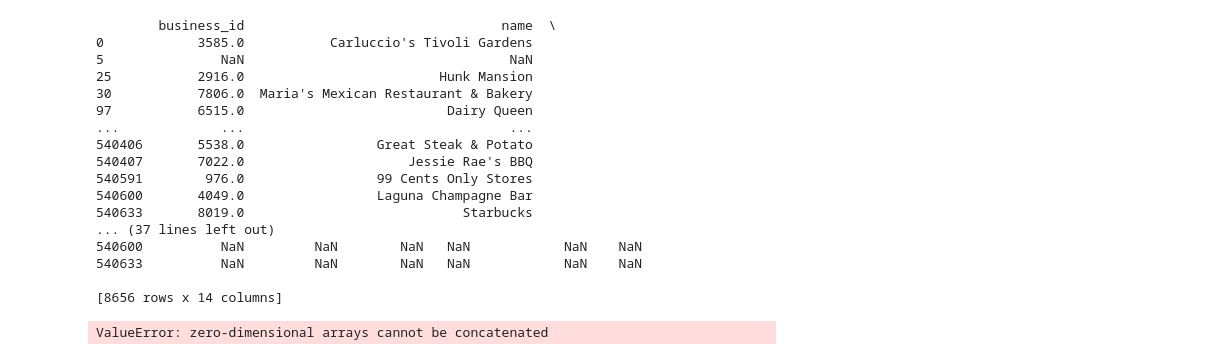
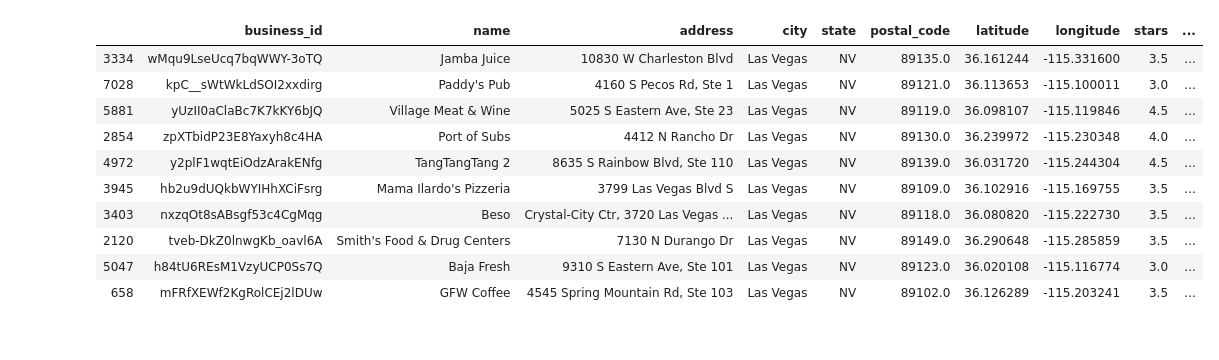
Before and after one commit to wonchankim97/Yelp-Recommender, a Jupyter notebook: modules.ipynb, the cells around one changed output. Drawn from its saved outputs; the diff is of its cells as text; code cells hidden in the pictures.

```diff
--- a/modules.ipynb
+++ b/modules.ipynb
@@ -21,13 +23,16 @@ class ReviewData():
     def __init__(self):
         self.review_df = pd.DataFrame()
         self.restaurant_df = pd.DataFrame()
+        self.restaurant_whole_df = pd.DataFrame()
         self.load_data()
 
     def load_data(self):
-        df = pd.read_csv('review.csv',index_col='Unnamed: 0')
+        df = pd.read_csv('review.csv',index_col='Unnamed: 0', converters={'categories': literal_eval})
         self.review_df = df
         df = pd.read_csv('restaurant.csv',index_col='Unnamed: 0')
         self.restaurant_df = df
+        df = pd.read_csv('restaurant_whole.csv',index_col='Unnamed: 0')
+        self.restaurant_whole_df = df
 # %%
 class PredictXLearn():
     def __init__(self, _data_object):
@@ -129,44 +149,45 @@ class PredictDeepFM():
         final_review = final_review.drop_duplicates(subset=['business_id'])
         final_user = self._xreviews[self._xreviews['uid']==_user_id][['user_id','user_review_count','user_useful','user_funny','user_cool','fans','average_stars','stars']]
         final_user = final_user.drop_duplicates(subset=['user_id'])
-        final_df = pd.concat([final_review, final_user], axis=1)
+        final_review['key'] = 0
+        final_user['key'] = 0
+        final_df = final_review.merge(final_user, how='outer').drop(['key'],axis=1)
         self._predict_df = final_df
 
     def build_df2xy(self, _user_id):
         self._user_id = _user_id
         self.build_predict_df(_user_id)
-        print(self._predict_df )
         self._predict_df = [self._predict_df.restaurant_stars.values,
                        self._predict_df.review_count.values,
                        self._predict_df.average_stars.values,
                        self._predict_df.user_id.values,
                        self._predict_df.business_id.values,
-                       np.concatenate(self._predict_df.categories.values).reshape(-1, self._n_max_category)]
+                       np.concatenate(self._predict_df.categories.values).reshape(-1,self._n_max_category)]
 
     def predict(self, num=10):
-        result = self._deep_fm_model.predict(self._predict_df)
-        #result = pd.concat([self._xrestaurants,result], axis=1).sort_values('final_stars', ascending=False)[:num]
+        result = pd.DataFrame(self._deep_fm_model.predict(self._predict_df), columns=['final_stars'])
+        result = pd.concat([self._xrestaurants,result], axis=1).sort_values('final_stars', ascending=False)[:num]
         return result
+
+    def simple_predict(self):
+        result = pd.DataFrame(self._deep_fm_model.predict(self._predict_df), columns=['deepfm_stars'])
+        result = pd.concat([self._xrestaurants['business_id'],result], axis=1)
+        return result
 # %%
 d = PredictDeepFM(a)
 # %%
 d.build_df2xy('F_N4NyoMJWzBYFspeYfH3A')
+e = d.predict()
+e
 # %% [output]
-        business_id                                 name  \
-0            3585.0           Carluccio's Tivoli Gardens
-5               NaN                                  NaN
-25           2916.0                         Hunk Mansion
-30           7806.0  Maria's Mexican Restaurant & Bakery
-97           6515.0                          Dairy Queen
-...             ...                                  ...
-540406       5538.0                 Great Steak & Potato
-540407       7022.0                     Jessie Rae's BBQ
-540591        976.0                 99 Cents Only Stores
-540600       4049.0                 Laguna Champagne Bar
-540633       8019.0                            Starbucks
-... (37 lines left out)
-540600          NaN         NaN        NaN   NaN            NaN    NaN
-540633          NaN         NaN        NaN   NaN            NaN    NaN
-
-[8656 rows x 14 columns]
-ValueError: zero-dimensional arrays cannot be concatenated
+|  | business_id | name | address | city | state | postal_code | latitude | longitude | stars | ... |
+| 3334 | wMqu9LseUcq7bqWWY-3oTQ | Jamba Juice | 10830 W Charleston Blvd | Las Vegas | NV | 89135.0 | 36.161244 | -115.331600 | 3.5 | ... |
+| 7028 | kpC__sWtWkLdSOI2xxdirg | Paddy's Pub | 4160 S Pecos Rd, Ste 1 | Las Vegas | NV | 89121.0 | 36.113653 | -115.100011 | 3.0 | ... |
+| 5881 | yUzII0aClaBc7K7kKY6bJQ | Village Meat & Wine | 5025 S Eastern Ave, Ste 23 | Las Vegas | NV | 89119.0 | 36.098107 | -115.119846 | 4.5 | ... |
+| 2854 | zpXTbidP23E8Yaxyh8c4HA | Port of Subs | 4412 N Rancho Dr | Las Vegas | NV | 89130.0 | 36.239972 | -115.230348 | 4.0 | ... |
+| 4972 | y2plF1wqtEiOdzArakENfg | TangTangTang 2 | 8635 S Rainbow Blvd, Ste 110 | Las Vegas | NV | 89139.0 | 36.031720 | -115.244304 | 4.5 | ... |
+| 3945 | hb2u9dUQkbWYIHhXCiFsrg | Mama Ilardo's Pizzeria | 3799 Las Vegas Blvd S | Las Vegas | NV | 89109.0 | 36.102916 | -115.169755 | 3.5 | ... |
+| 3403 | nxzqOt8sABsgf53c4CgMqg | Beso | Crystal-City Ctr, 3720 Las Vegas ... | Las Vegas | NV | 89118.0 | 36.080820 | -115.222730 | 3.5 | ... |
+| 2120 | tveb-DkZ0lnwgKb_oavl6A | Smith's Food & Drug Centers | 7130 N Durango Dr | Las Vegas | NV | 89149.0 | 36.290648 | -115.285859 | 3.5 | ... |
+| 5047 | h84tU6REsM1VzyUCP0Ss7Q | Baja Fresh | 9310 S Eastern Ave, Ste 101 | Las Vegas | NV | 89123.0 | 36.020108 | -115.116774 | 3.0 | ... |
+| 658 | mFRfXEWf2KgRolCEj2lDUw | GFW Coffee | 4545 Spring Mountain Rd, Ste 103 | Las Vegas | NV | 89102.0 | 36.126289 | -115.203241 | 3.5 | ... |
```
Also changed, not shown: parts of 8 cells of this notebook, 1 other file.
